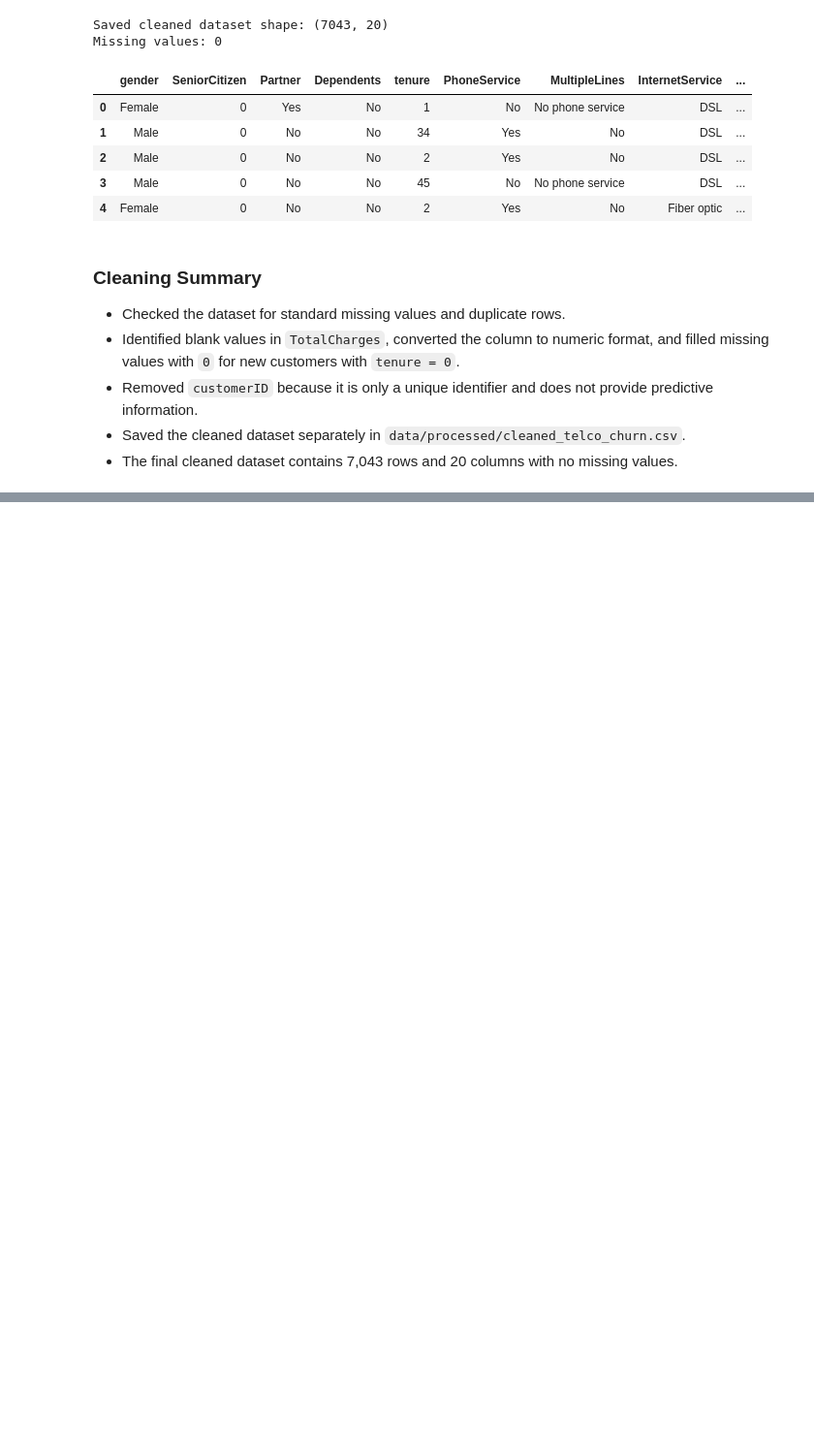
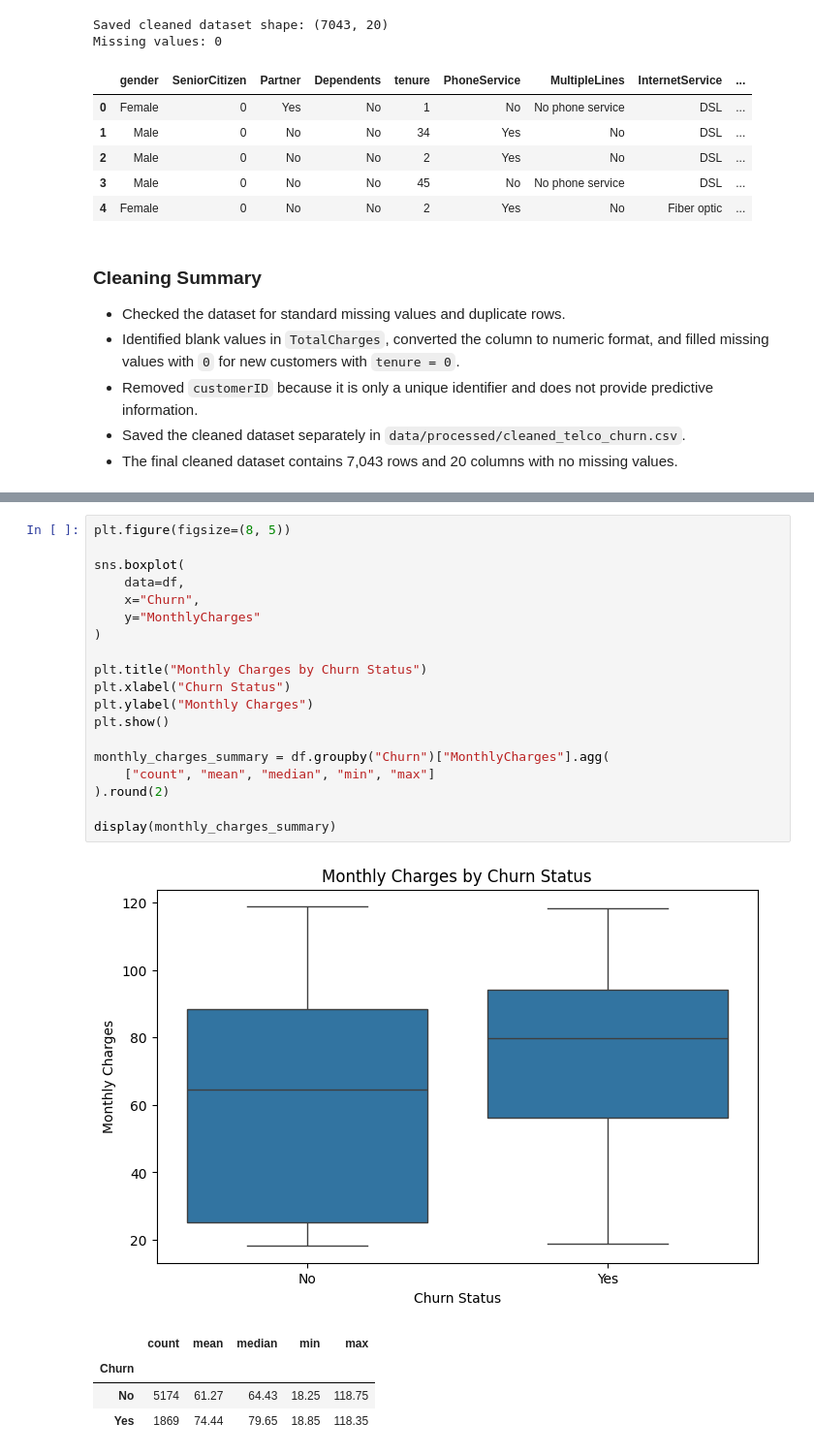
Before and after one commit to Shravya622/customer-churn-prediction, a Jupyter notebook: notebooks/customer_churn_project.ipynb, the cells around one changed output, grey strips where cells are left out. Shown at 97% size. Cells and saved outputs as stored; diff of their text form; blank space fills up the shorter version.

```diff
--- a/notebooks/customer_churn_project.ipynb
+++ b/notebooks/customer_churn_project.ipynb
@@ -322,0 +421,25 @@ Missing values: 0
+# %%
+plt.figure(figsize=(8, 5))
+
+sns.boxplot(
+    data=df,
+    x="Churn",
+    y="MonthlyCharges"
+)
+
+plt.title("Monthly Charges by Churn Status")
+plt.xlabel("Churn Status")
+plt.ylabel("Monthly Charges")
+plt.show()
+
+monthly_charges_summary = df.groupby("Churn")["MonthlyCharges"].agg(
+    ["count", "mean", "median", "min", "max"]
+).round(2)
+
+display(monthly_charges_summary)
+# %% [output]
+[figure, added]
+|  | count | mean | median | min | max |
+| Churn |  |  |  |  |  |
+| No | 5174 | 61.27 | 64.43 | 18.25 | 118.75 |
+| Yes | 1869 | 74.44 | 79.65 | 18.85 | 118.35 |
```
Also changed, not shown: parts of 16 cells of this notebook.
